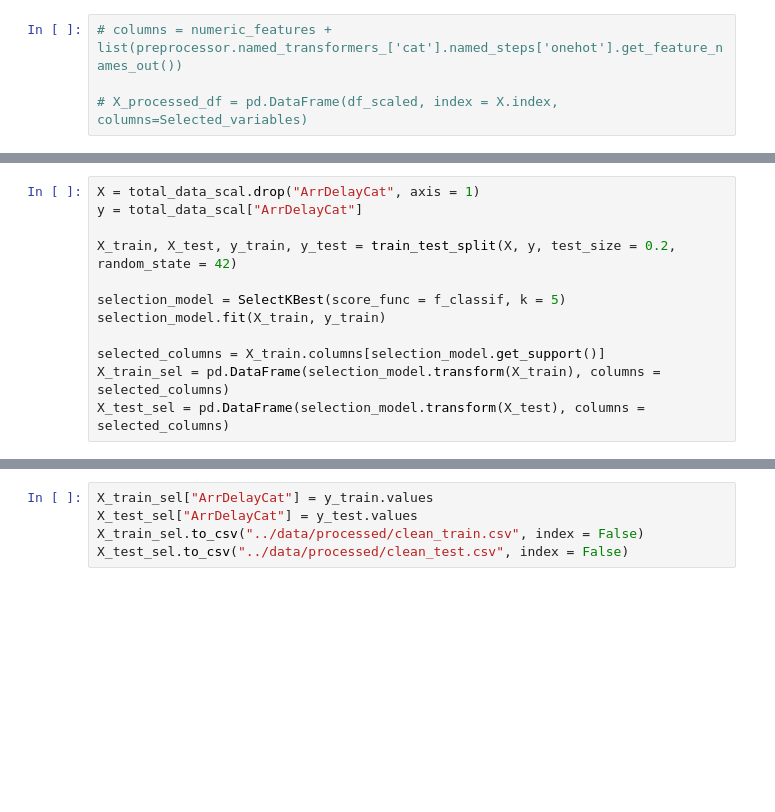
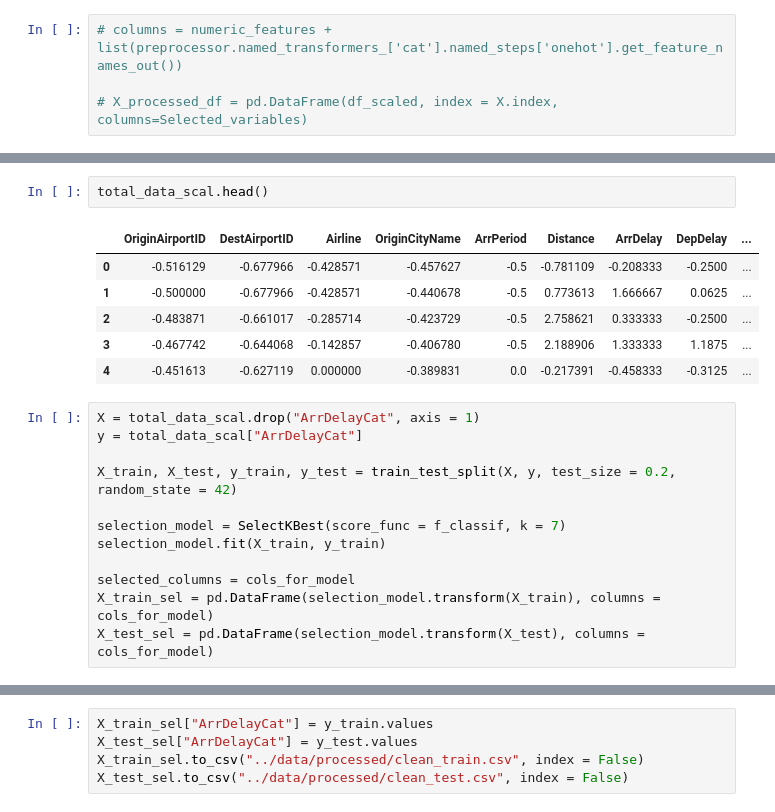
Before and after one commit to Diegomca98/final-project, a Jupyter notebook: src/project.ipynb, the cells around one changed output, grey strips where cells are left out. Cells and saved outputs as stored; diff of their text form; blank space fills up the shorter version.

```diff
--- a/src/project.ipynb
+++ b/src/project.ipynb
@@ -1037,12 +1068,21 @@ total_data_scal= total_data_scal.dropna()
+# %%
+total_data_scal.head()
+# %% [output]
+|  | OriginAirportID | DestAirportID | Airline | OriginCityName | ArrPeriod | Distance | ArrDelay | DepDelay | ... |
+| 0 | -0.516129 | -0.677966 | -0.428571 | -0.457627 | -0.5 | -0.781109 | -0.208333 | -0.2500 | ... |
+| 1 | -0.500000 | -0.677966 | -0.428571 | -0.440678 | -0.5 | 0.773613 | 1.666667 | 0.0625 | ... |
+| 2 | -0.483871 | -0.661017 | -0.285714 | -0.423729 | -0.5 | 2.758621 | 0.333333 | -0.2500 | ... |
+| 3 | -0.467742 | -0.644068 | -0.142857 | -0.406780 | -0.5 | 2.188906 | 1.333333 | 1.1875 | ... |
+| 4 | -0.451613 | -0.627119 | 0.000000 | -0.389831 | 0.0 | -0.217391 | -0.458333 | -0.3125 | ... |
 # %%
 X = total_data_scal.drop("ArrDelayCat", axis = 1)
 y = total_data_scal["ArrDelayCat"]
 
 X_train, X_test, y_train, y_test = train_test_split(X, y, test_size = 0.2, random_state = 42)
 
-selection_model = SelectKBest(score_func = f_classif, k = 5)
+selection_model = SelectKBest(score_func = f_classif, k = 7)
 selection_model.fit(X_train, y_train)
 
-selected_columns = X_train.columns[selection_model.get_support()]
-X_train_sel = pd.DataFrame(selection_model.transform(X_train), columns = selected_columns)
-X_test_sel = pd.DataFrame(selection_model.transform(X_test), columns = selected_columns)
+selected_columns = cols_for_model
+X_train_sel = pd.DataFrame(selection_model.transform(X_train), columns = cols_for_model)
+X_test_sel = pd.DataFrame(selection_model.transform(X_test), columns = cols_for_model)
```
Also changed, not shown: parts of 28 cells of this notebook.
